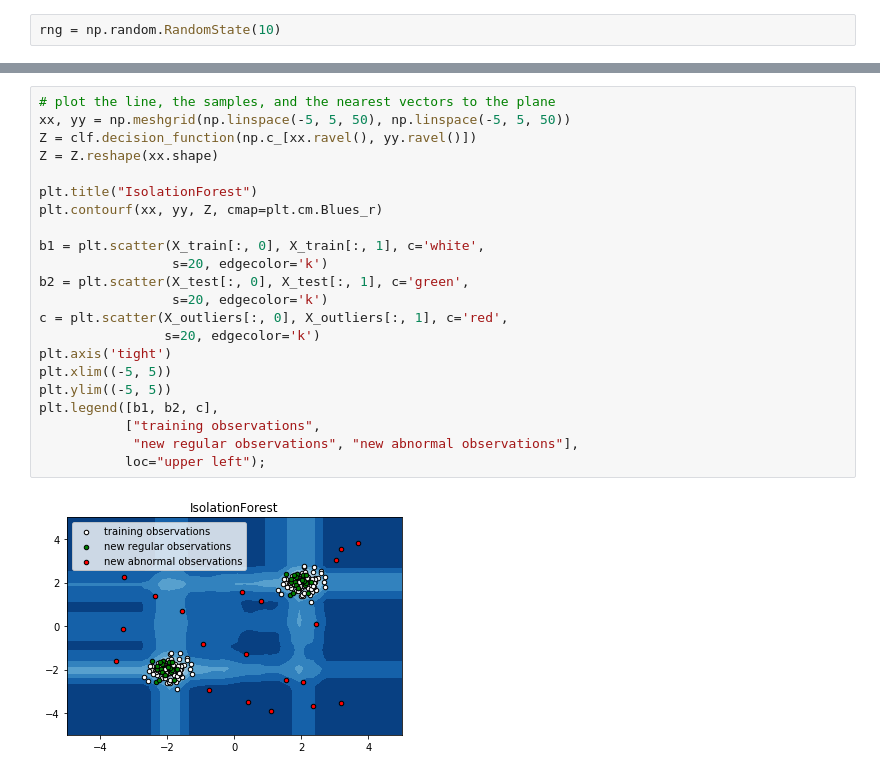
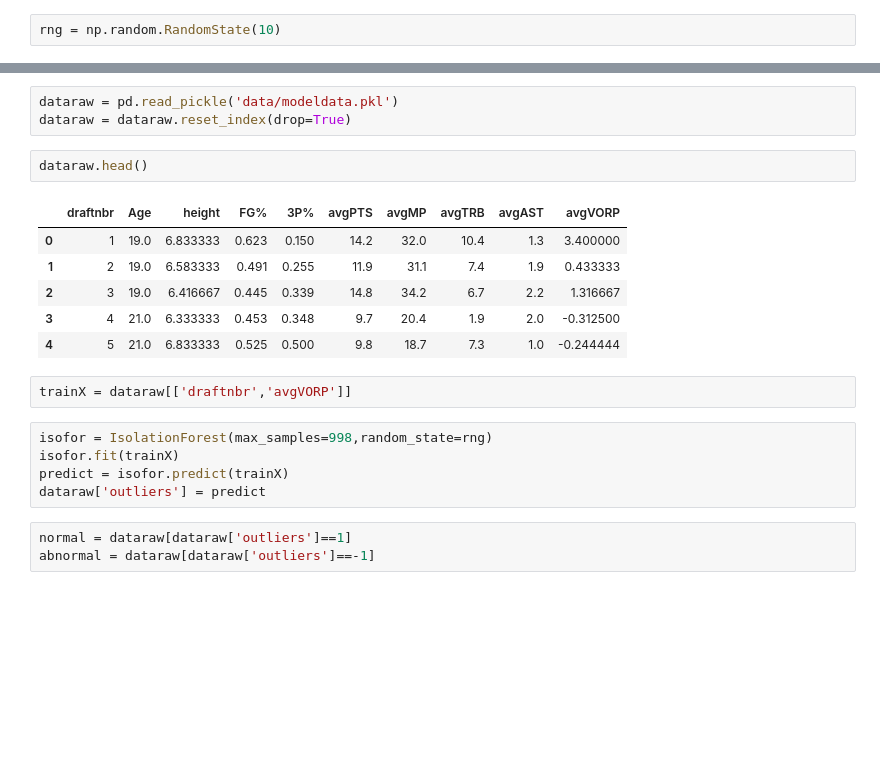
Before and after one commit to mkduchak/luther-project, a Jupyter notebook: 4_outlier_detection.ipynb, the cells around one changed output, grey strips where cells are left out. Saved outputs shown, nothing was run; the diff lists cells and outputs as text; blank space fills up the shorter version.

```diff
--- a/4_outlier_detection.ipynb
+++ b/4_outlier_detection.ipynb
@@ -24,24 +9,22 @@ y_pred_outliers = clf.predict(X_outliers)
-# %%
-# plot the line, the samples, and the nearest vectors to the plane
-xx, yy = np.meshgrid(np.linspace(-5, 5, 50), np.linspace(-5, 5, 50))
-Z = clf.decision_function(np.c_[xx.ravel(), yy.ravel()])
-Z = Z.reshape(xx.shape)
-
-plt.title("IsolationForest")
-plt.contourf(xx, yy, Z, cmap=plt.cm.Blues_r)
-
-b1 = plt.scatter(X_train[:, 0], X_train[:, 1], c='white',
-                 s=20, edgecolor='k')
-b2 = plt.scatter(X_test[:, 0], X_test[:, 1], c='green',
-                 s=20, edgecolor='k')
-c = plt.scatter(X_outliers[:, 0], X_outliers[:, 1], c='red',
-                s=20, edgecolor='k')
-plt.axis('tight')
-plt.xlim((-5, 5))
-plt.ylim((-5, 5))
-plt.legend([b1, b2, c],
-           ["training observations",
-            "new regular observations", "new abnormal observations"],
-           loc="upper left");
-# %% [output]
-[figure, removed]
+# %%
+dataraw = pd.read_pickle('data/modeldata.pkl')
+dataraw = dataraw.reset_index(drop=True)
+# %%
+dataraw.head()
+# %% [output]
+|  | draftnbr | Age | height | FG% | 3P% | avgPTS | avgMP | avgTRB | avgAST | avgVORP |
+| 0 | 1 | 19.0 | 6.833333 | 0.623 | 0.150 | 14.2 | 32.0 | 10.4 | 1.3 | 3.400000 |
+| 1 | 2 | 19.0 | 6.583333 | 0.491 | 0.255 | 11.9 | 31.1 | 7.4 | 1.9 | 0.433333 |
+| 2 | 3 | 19.0 | 6.416667 | 0.445 | 0.339 | 14.8 | 34.2 | 6.7 | 2.2 | 1.316667 |
+| 3 | 4 | 21.0 | 6.333333 | 0.453 | 0.348 | 9.7 | 20.4 | 1.9 | 2.0 | -0.312500 |
+| 4 | 5 | 21.0 | 6.833333 | 0.525 | 0.500 | 9.8 | 18.7 | 7.3 | 1.0 | -0.244444 |
+# %%
+trainX = dataraw[['draftnbr','avgVORP']]
+# %%
+isofor = IsolationForest(max_samples=998,random_state=rng)
+isofor.fit(trainX)
+predict = isofor.predict(trainX)
+dataraw['outliers'] = predict
+# %%
+normal = dataraw[dataraw['outliers']==1]
+abnormal = dataraw[dataraw['outliers']==-1]
```
Also changed, not shown: parts of 5 cells of this notebook.
